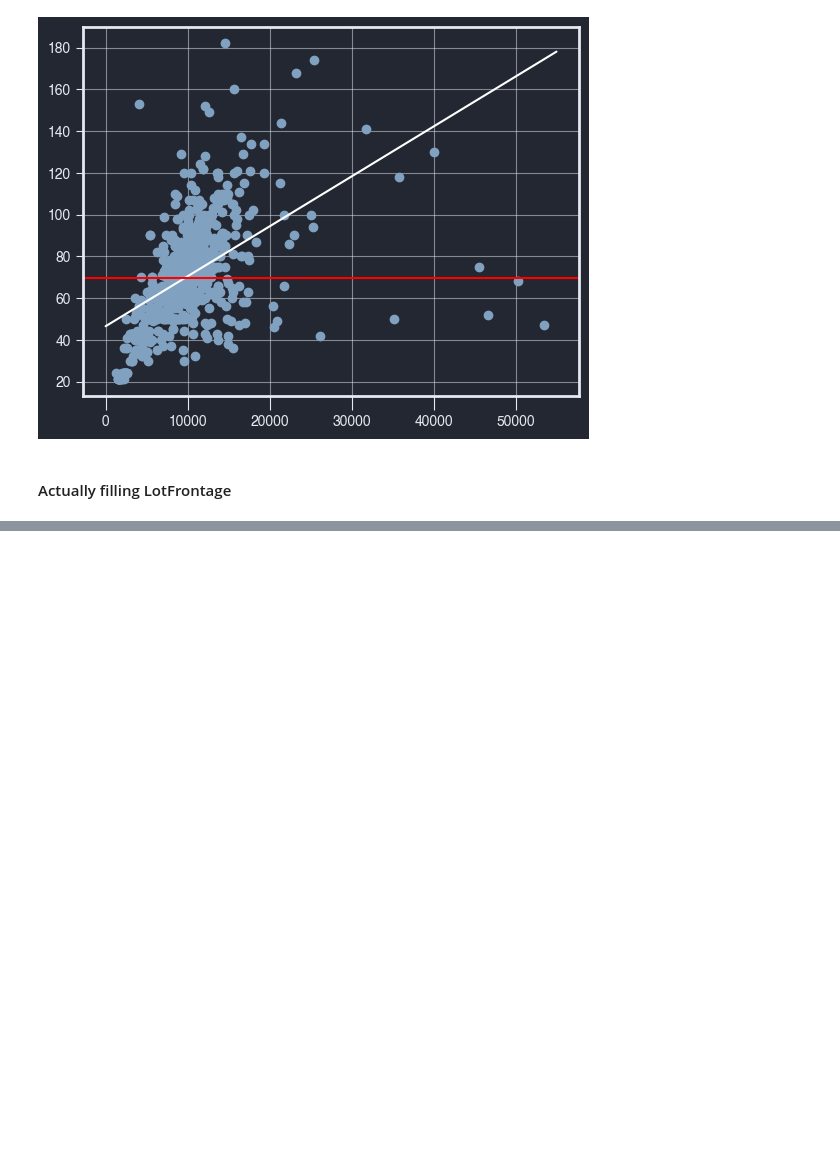
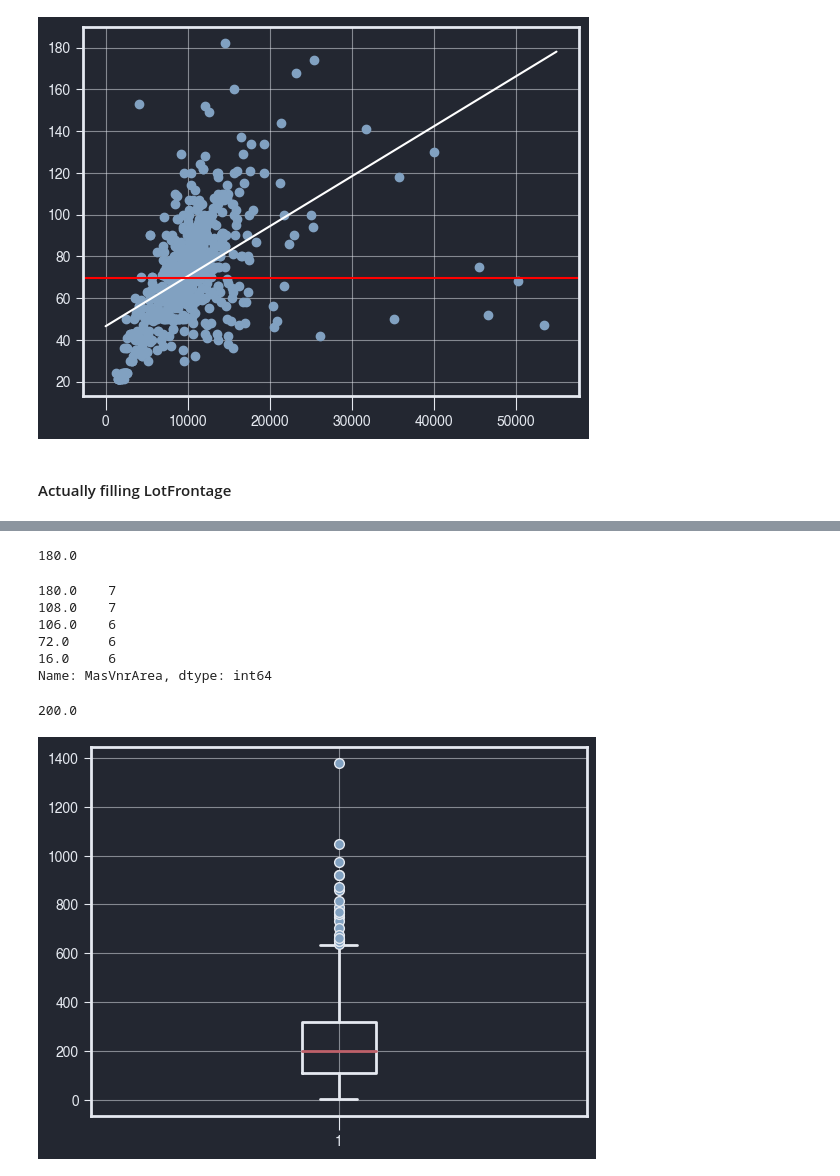
Before and after one commit to kimichenn/kaggle-competitions, a Jupyter notebook: house-prices-advanced-regression-techniques/house_prices.ipynb, the cells around one changed output, grey strips where cells are left out. Saved outputs shown, nothing was run; the diff lists cells and outputs as text; code cells hidden in the pictures; blank space fills up the shorter version.

```diff
--- a/house-prices-advanced-regression-techniques/house_prices.ipynb
+++ b/house-prices-advanced-regression-techniques/house_prices.ipynb
@@ -142,0 +289,5 @@ X_train["LotFrontage"].fillna(lot_front_pred_dict, inplace=True)
+# %%
+# Fitting the model at optimal hyperparameter
+masvnrtype_model = RandomForestClassifier(max_depth=10, n_jobs=-1)
+masvnrtype_model.fit(X_masvnrtype_train, y_masvnrtype_train)
+model_score = masvnrtype_model.score(X_masvnrtype_test, y_masvnrtype_test)
@@ -142,0 +360,4 @@ X_train["LotFrontage"].fillna(lot_front_pred_dict, inplace=True)
+# %%
+tmp_masvnrarea = X_train["MasVnrArea"].copy(deep=True).dropna()
+tmp_masvnrarea = tmp_masvnrarea.loc[tmp_masvnrarea != 0]
+tmp_masvnrarea.describe()
@@ -142,0 +374,22 @@ X_train["LotFrontage"].fillna(lot_front_pred_dict, inplace=True)
+# %%
+tmp_masvnrarea.mode()[1]
+# %% [output]
+180.0
+# %%
+tmp_masvnrarea.value_counts().head()
+# %% [output]
+180.0    7
+108.0    7
+106.0    6
+72.0     6
+16.0     6
+Name: MasVnrArea, dtype: int64
+# %%
+tmp_masvnrarea.median()
+# %% [output]
+200.0
+# %%
+fig, ax = plt.subplots()
+ax.boxplot(tmp_masvnrarea);
+# %% [output]
+[figure, added]
```
Also changed, not shown: parts of 110 cells of this notebook, 1 other file.
